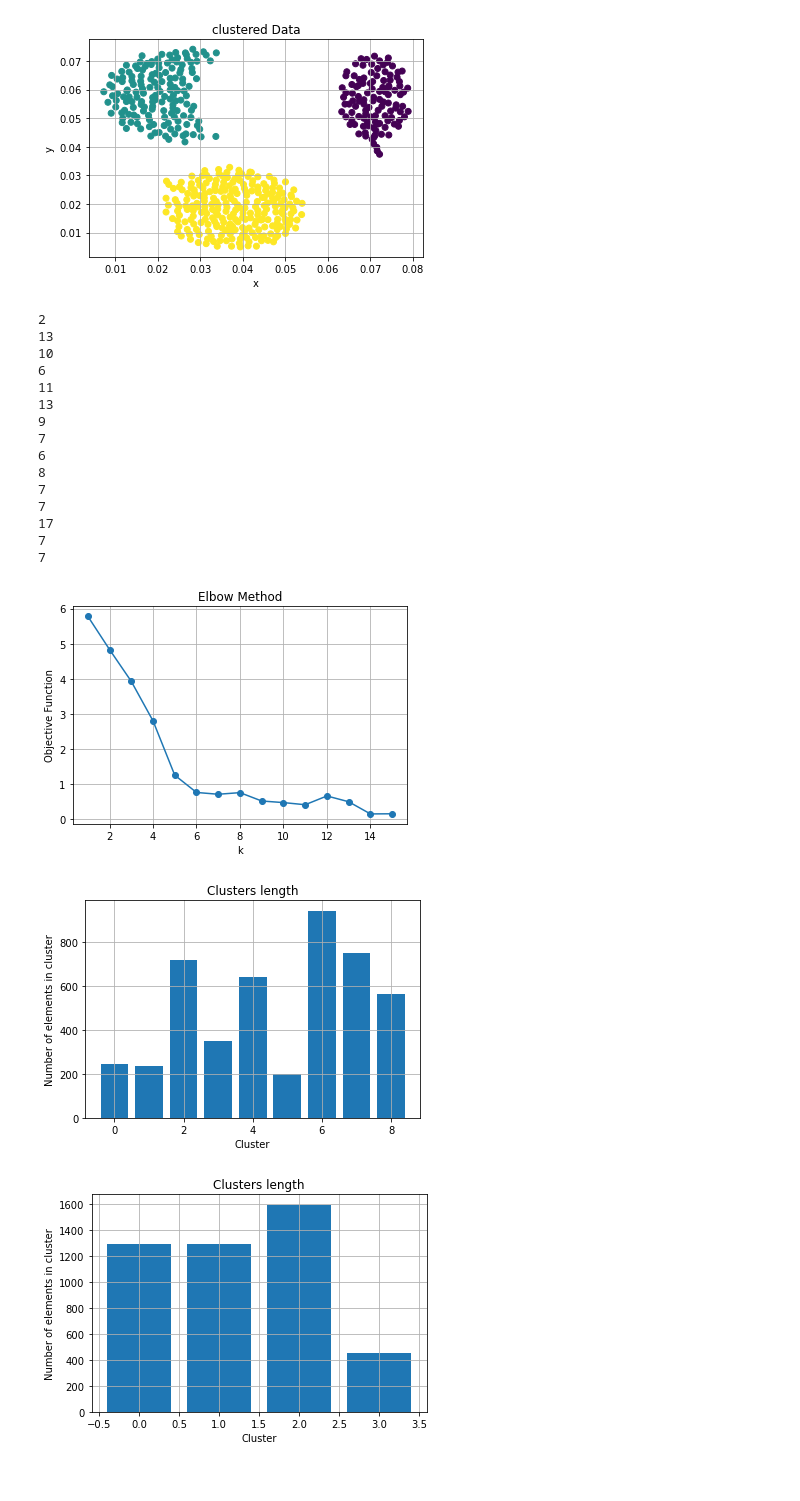
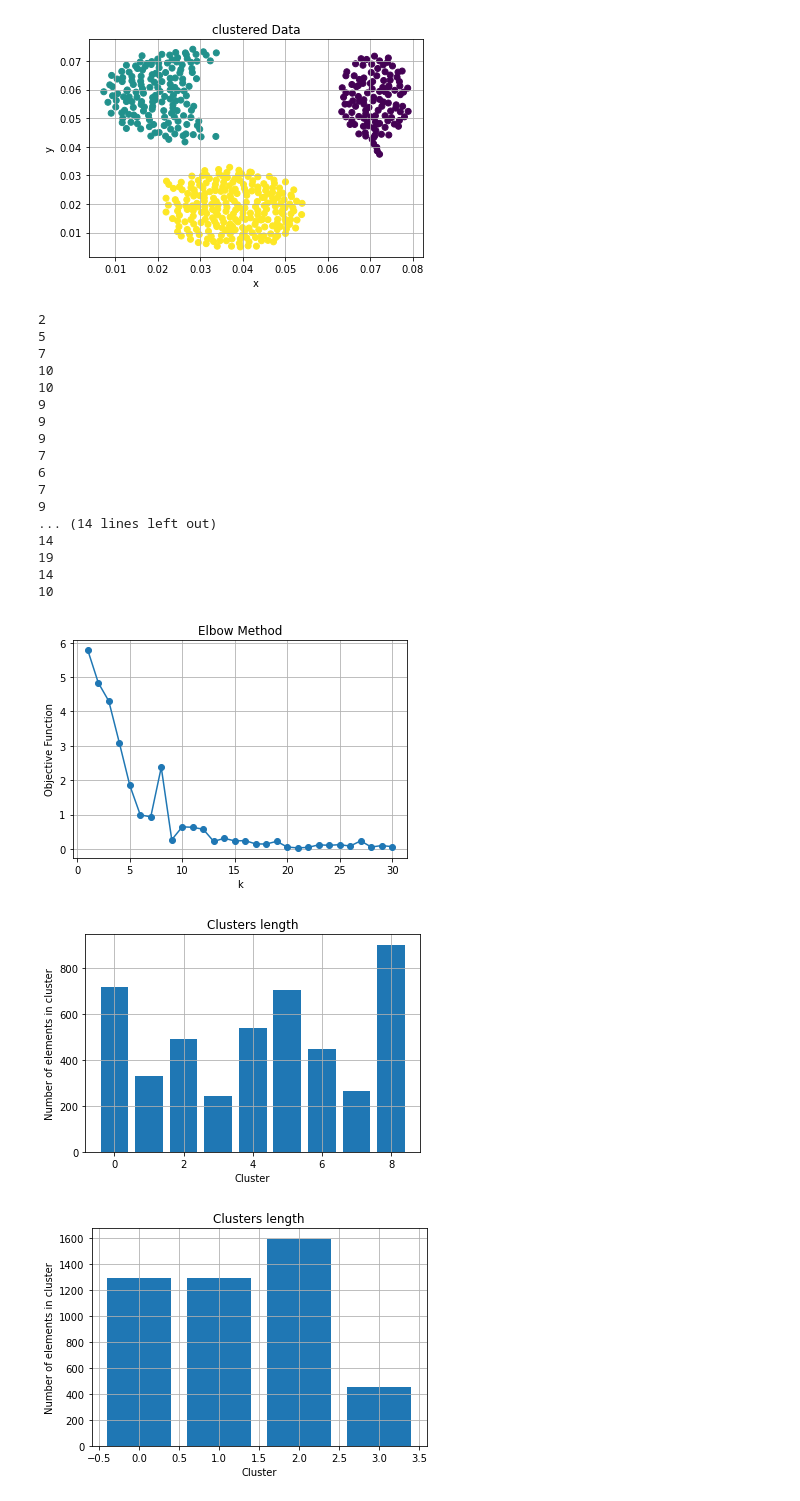
Before and after one commit to batataazul/projects_MachineLearning, a Jupyter notebook: project1/Notebooks/kMeans.ipynb, the cells around one changed output. Saved outputs shown, nothing was run; the diff lists cells and outputs as text; code cells hidden in the pictures.

```diff
--- a/project1/Notebooks/kMeans.ipynb
+++ b/project1/Notebooks/kMeans.ipynb
@@ -274,29 +274,31 @@ if(exist):
     for i in range(len(nDataset2["matrix"])):
         nDataset2["matrix"][i] = normalize(nDataset2["matrix"][i])
 # %%
-results2 = elbow(nDataset2,"../images/Elbow2.jpg",15)
+results2 = elbow(nDataset2,"../images/Elbow2.jpg",30)
 # %% [output]
 2
-13
+5
+7
 10
-6
-11
-13
+10
+9
+9
 9
 7
 6
-8
 7
-7
-17
-7
-7
+9
+... (14 lines left out)
+14
+19
+14
+10
-[figure, old version]
+[figure, new version]
 # %%
 #printKmeans(results2[8],9,"../images/clusterCount2_9.png",printCount)
 printCount(results2[8],"../images/clusterCount2_9.jpg")
 # %% [output]
-[figure, old version]
+[figure, new version]
 # %%
 #printKmeans(results2[3],4,"../images/clusterCount2_4.png",printCount)
 printCount(results2[3],"../images/clusterCount2_4.jpg")
```
Also changed, not shown: parts of 5 cells of this notebook, 6 other files.
